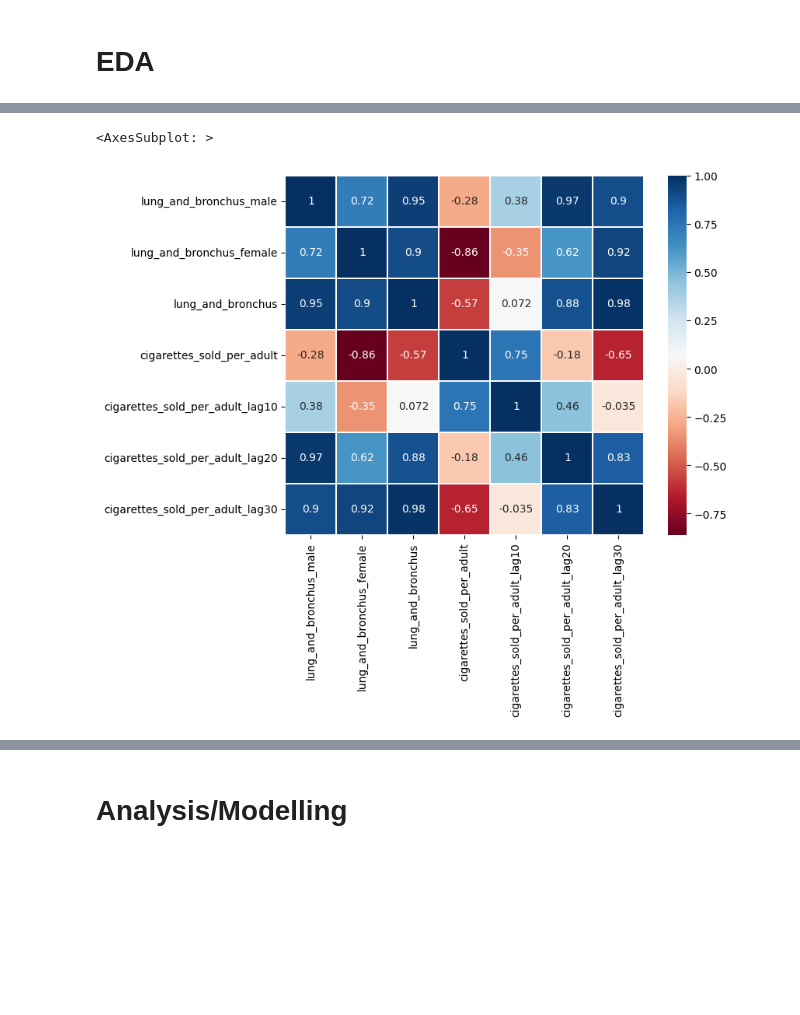
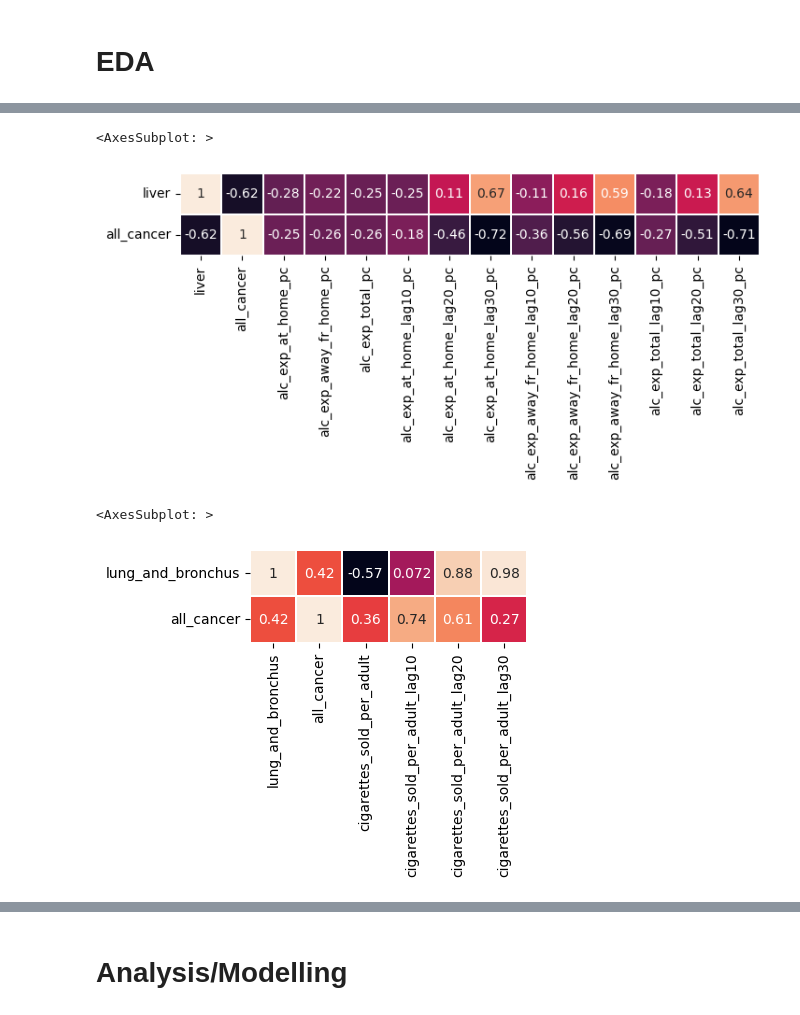
Before and after one commit to gvnsp/618, a Jupyter notebook: emanwong_618_proj.ipynb, the cells around one changed output, grey strips where cells are left out. Saved outputs shown, nothing was run; the diff lists cells and outputs as text; code cells hidden in the pictures; blank space fills up the shorter version.

```diff
--- a/emanwong_618_proj.ipynb
+++ b/emanwong_618_proj.ipynb
@@ -386,18 +427,32 @@ Index(['num_admissions_1000s', 'num_admissions_total', 'total_population',
       dtype='object')
 # %%
 columns_of_interest = [
-    'stomach_male', 'colon_and_rectum_male', 'liver_male', 'pancreas_male',
-    'lung_and_bronchus_male', 'prostate_male', 'leukemia_male',
-    'stomach_female', 'colon_and_rectum_female', 'pancreas_female',
-    'lung_and_bronchus_female', 'breast_female', 'uterus_female',
-    'liver_female', 'nox_per_capita', 'so_2_per_capita', 'co_per_capita',
-    'oc_per_capita', 'nmvoc_per_capita', 'bc_per_capita', 'nh_3_per_capita',
-    'admissions_per_capita', 'stomach', 'colon_and_rectum', 'liver',
-    'pancreas', 'lung_and_bronchus', 'prostate', 'leukemia', 'breast', 'uterus',
-    'all_cancer', 'alc_exp_at_home_per_capita', 'cigarettes_sold_per_adult',
+    'stomach_male', 'colon_and_rectum_male', 'liver_male',
+    'pancreas_male', 'lung_and_bronchus_male', 'prostate_male',
+    'leukemia_male', 'stomach_female', 'colon_and_rectum_female',
+    'pancreas_female', 'lung_and_bronchus_female', 'breast_female',
+    'uterus_female', 'liver_female',
+    'nox_per_capita', 'so_2_per_capita', 'co_per_capita', 'oc_per_capita',
+    'nmvoc_per_capita', 'bc_per_capita', 'nh_3_per_capita',
+    'nox_per_capita_lag10', 'nox_per_capita_lag20', 'nox_per_capita_lag30',
+    'so_2_per_capita_lag10', 'so_2_per_capita_lag20',
+    'so_2_per_capita_lag30', 'co_per_capita_lag10', 'co_per_capita_lag20',
+    'co_per_capita_lag30', 'oc_per_capita_lag10', 'oc_per_capita_lag20',
+    'oc_per_capita_lag30', 'nmvoc_per_capita_lag10',
+    'nmvoc_per_capita_lag20', 'nmvoc_per_capita_lag30',
+    'bc_per_capita_lag10', 'bc_per_capita_lag20', 'bc_per_capita_lag30',
+    'nh_3_per_capita_lag10', 'nh_3_per_capita_lag20',
+    'nh_3_per_capita_lag30', 'cigarettes_sold_per_adult',
     'cigarettes_sold_per_adult_lag10', 'cigarettes_sold_per_adult_lag20',
-    'cigarettes_sold_per_adult_lag30', 'alc_exp_total_per_capita',
-    'alc_exp_away_fr_home_per_capita'
+    'cigarettes_sold_per_adult_lag30', 'admissions_per_capita', 'stomach',
+    'colon_and_rectum', 'liver', 'pancreas', 'lung_and_bronchus',
+    'prostate', 'leukemia', 'breast', 'uterus', 'all_cancer',
+    'alc_exp_at_home_pc', 'alc_exp_away_fr_home_pc', 'alc_exp_total_pc',
+    'alc_exp_at_home_lag10_pc', 'alc_exp_at_home_lag20_pc',
+    'alc_exp_at_home_lag30_pc', 'alc_exp_away_fr_home_lag10_pc',
+    'alc_exp_away_fr_home_lag20_pc', 'alc_exp_away_fr_home_lag30_pc',
+    'alc_exp_total_lag10_pc', 'alc_exp_total_lag20_pc',
+    'alc_exp_total_lag30_pc'
 ]
 df_clean = df[columns_of_interest]
 # %%
@@ -454,19 +513,43 @@ Index(['stomach_male', 'colon_and_rectum_male', 'liver_male', 'pancreas_male',
       dtype='object')
+# %%
+s1_cols = [
+    'liver', 'all_cancer',
+    'alc_exp_at_home_pc', 'alc_exp_away_fr_home_pc', 'alc_exp_total_pc',
+       'alc_exp_at_home_lag10_pc', 'alc_exp_at_home_lag20_pc',
+       'alc_exp_at_home_lag30_pc', 'alc_exp_away_fr_home_lag10_pc',
+       'alc_exp_away_fr_home_lag20_pc', 'alc_exp_away_fr_home_lag30_pc',
+       'alc_exp_total_lag10_pc', 'alc_exp_total_lag20_pc',
+       'alc_exp_total_lag30_pc']
+df_s1 = df_clean[s1_cols]
+
+fig, ax = plt.subplots(figsize=(8,6))
+sns.heatmap(df_s1.corr(numeric_only=True).iloc[:2,],
+    cbar=False,
+    xticklabels=True,
+    yticklabels=True,
+    linewidths=0.1,
+    annot=True,
+    annot_kws={"fontsize":10},
+    ax=ax,
+    square=True)
+# %% [output]
+<AxesSubplot: >
+[figure, added]
 # %%
-s1_cols = ['lung_and_bronchus_male', 'lung_and_bronchus_female', 'lung_and_bronchus', 'cigarettes_sold_per_adult',
+s1_cols = ['lung_and_bronchus', 'all_cancer', 'cigarettes_sold_per_adult',
            'cigarettes_sold_per_adult_lag10', 'cigarettes_sold_per_adult_lag20', 'cigarettes_sold_per_adult_lag30']
 df_s1 = df_clean[s1_cols]
 
-fig, ax = plt.subplots(figsize=(8,6))
-sns.heatmap(df_s1.corr(numeric_only=True),
-    cmap='RdBu',
+fig, ax = plt.subplots(figsize=(5,1.2))
+sns.heatmap(df_s1.corr(numeric_only=True).iloc[:2,],
+    cbar=False,
     xticklabels=True,
     yticklabels=True,
     linewidths=0.1,
     annot=True,
     annot_kws={"fontsize":10},
     ax=ax,
     square=True)
 # %% [output]
 <AxesSubplot: >
-[figure, old version]
+[figure, new version]
```
Also changed, not shown: parts of 34 cells of this notebook.
